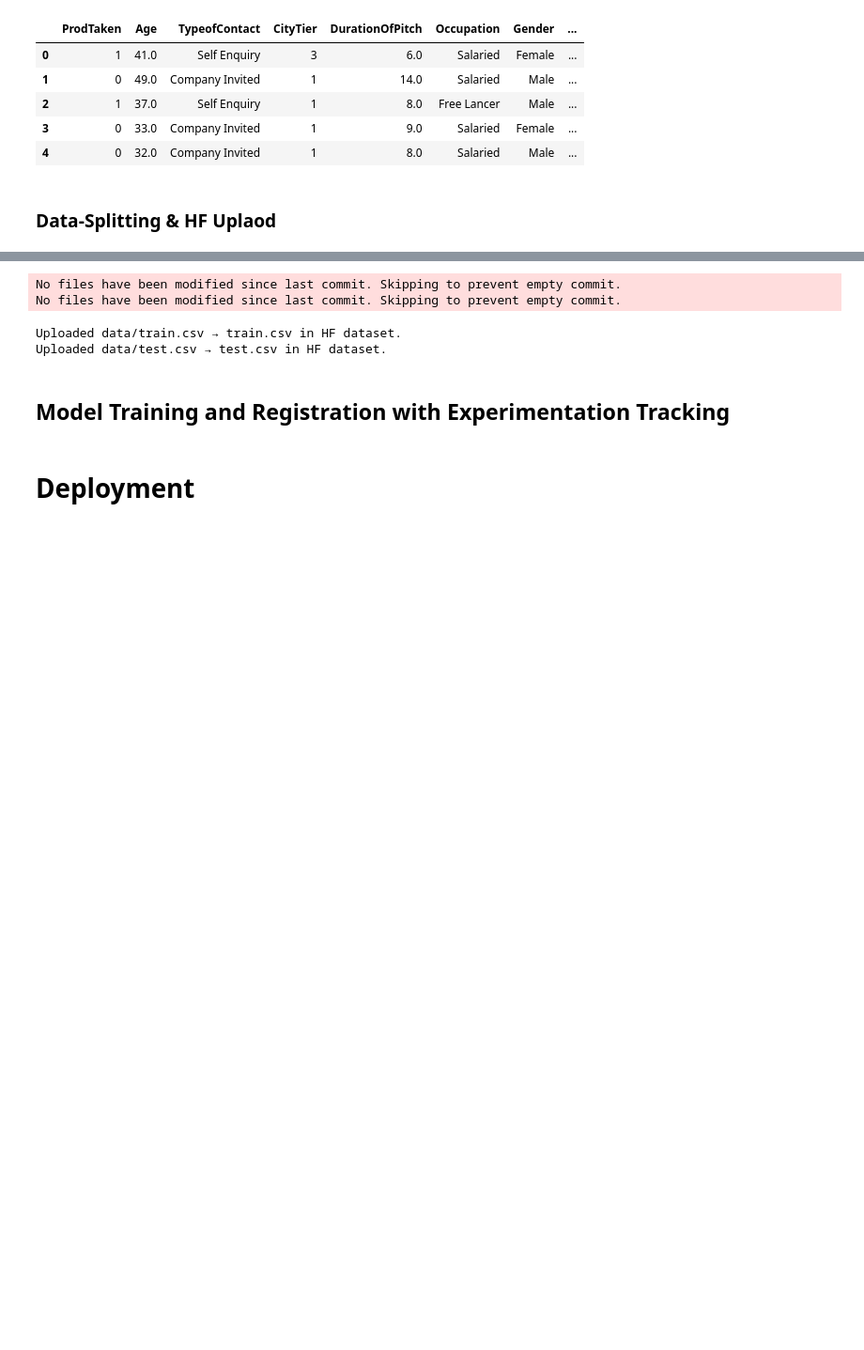
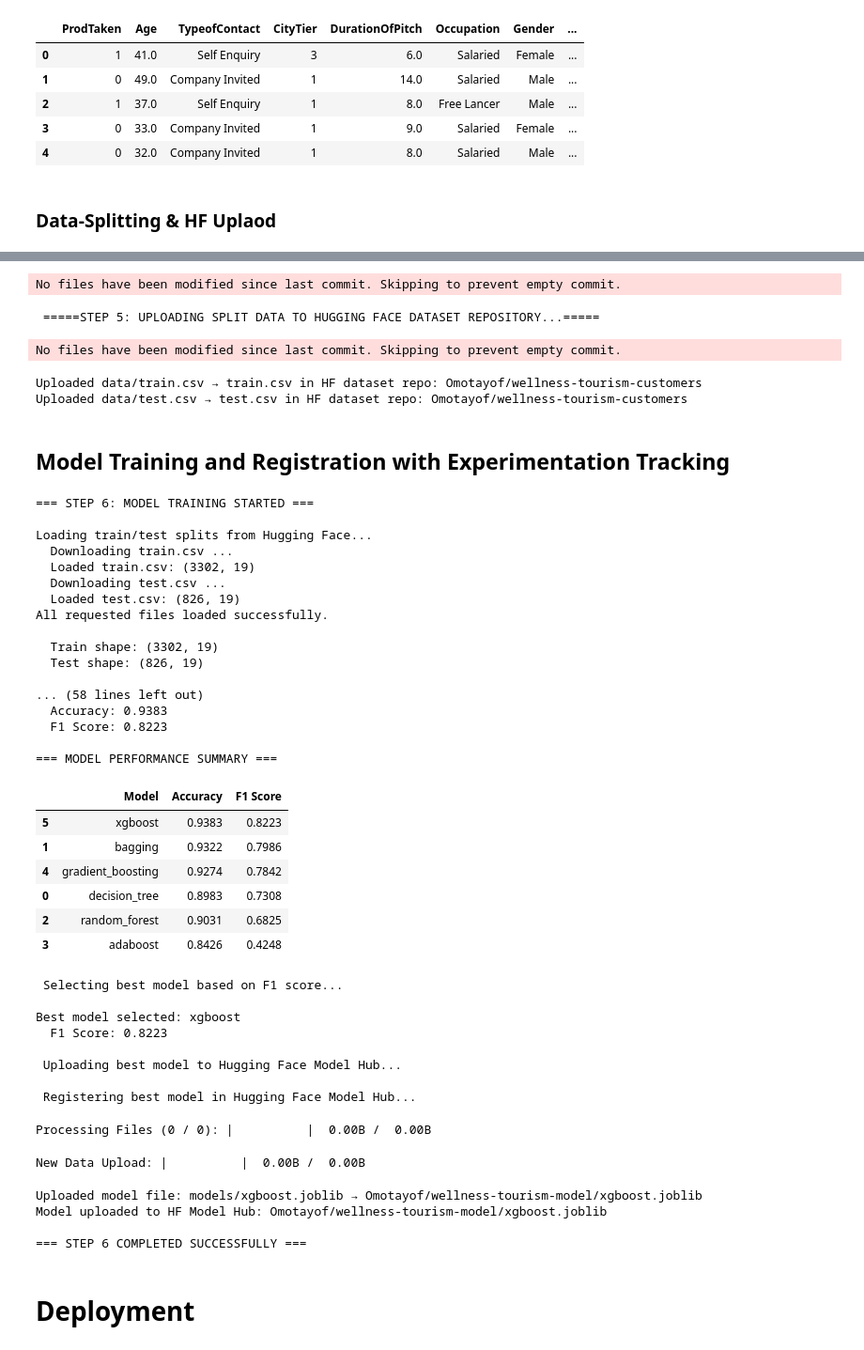
Before and after one commit to AnnieFiB/AIML-PGP, a Jupyter notebook: MLOps-PredictionModel/notebooks/AML&MLOps_Tourism_Package_Prediction.ipynb, the cells around one changed output, grey strips where cells are left out. Shown at 94% size. Cells and saved outputs as stored; diff of their text form; code cells hidden in the pictures; blank space fills up the shorter version.

Commit message:
Update data preprocessing and model training files

```diff
--- a/MLOps-PredictionModel/notebooks/AML&MLOps_Tourism_Package_Prediction.ipynb
+++ b/MLOps-PredictionModel/notebooks/AML&MLOps_Tourism_Package_Prediction.ipynb
@@ -91,0 +100,9 @@ importlib.reload(hf_utils)
+# %%
+## Check and Create a folder for storing the dataset and model building files
+
+# Set the Hugging Face dataset and model repository names
+DATASET_REPO = "Omotayof/wellness-tourism-customers"
+MODEL_REPO = "Omotayof/wellness-tourism-model"
+
+# Initialize Hugging Face API and create dataset and model repos if they don't exist
+token, dataset_repo, model_repo = hf_utils.init_hf(dataset_repo=DATASET_REPO, model_repo=MODEL_REPO)
@@ -208,10 +250,60 @@ Data splitting completed.
 # %%
 # Upload each split file to the Hugging Face dataset repository
-data_prep.upload_splits(train_path, test_path)
+
+print("\n =====STEP 5: UPLOADING SPLIT DATA TO HUGGING FACE DATASET REPOSITORY...=====\n")
+
+filenames = [train_path, test_path]
+
+data_prep.upload_splits(filenames, repo_id=dataset_repo)
 # %% [output]
 No files have been modified since last commit. Skipping to prevent empty commit.
-No files have been modified since last commit. Skipping to prevent empty commit.
-Uploaded data/train.csv → train.csv in HF dataset.
-Uploaded data/test.csv → test.csv in HF dataset.
+ =====STEP 5: UPLOADING SPLIT DATA TO HUGGING FACE DATASET REPOSITORY...=====
+No files have been modified since last commit. Skipping to prevent empty commit.
+Uploaded data/train.csv → train.csv in HF dataset repo: Omotayof/wellness-tourism-customers
+Uploaded data/test.csv → test.csv in HF dataset repo: Omotayof/wellness-tourism-customers
 # %% [markdown]
 ## Model Training and Registration with Experimentation Tracking
+# %%
+# in terminal: python src/train_model.py
+# !python train_model.py
+
+train_model.main(repo_id=dataset_repo, model_id=model_repo) # Call the main function to train, tune, and upload the best model to Hugging Face Model Hub
+# %% [output]
+=== STEP 6: MODEL TRAINING STARTED ===
+
+Loading train/test splits from Hugging Face...
+  Downloading train.csv ...
+  Loaded train.csv: (3302, 19)
+  Downloading test.csv ...
+  Loaded test.csv: (826, 19)
+All requested files loaded successfully.
+
+  Train shape: (3302, 19)
+  Test shape: (826, 19)
+
+... (58 lines left out)
+  Accuracy: 0.9383
+  F1 Score: 0.8223
+
+=== MODEL PERFORMANCE SUMMARY ===
+|  | Model | Accuracy | F1 Score |
+| 5 | xgboost | 0.9383 | 0.8223 |
+| 1 | bagging | 0.9322 | 0.7986 |
+| 4 | gradient_boosting | 0.9274 | 0.7842 |
+| 0 | decision_tree | 0.8983 | 0.7308 |
+| 2 | random_forest | 0.9031 | 0.6825 |
+| 3 | adaboost | 0.8426 | 0.4248 |
+ Selecting best model based on F1 score...
+
+Best model selected: xgboost
+  F1 Score: 0.8223
+
+ Uploading best model to Hugging Face Model Hub...
+
+ Registering best model in Hugging Face Model Hub...
+Processing Files (0 / 0): |          |  0.00B /  0.00B
+New Data Upload: |          |  0.00B /  0.00B
+Uploaded model file: models/xgboost.joblib → Omotayof/wellness-tourism-model/xgboost.joblib
+Model uploaded to HF Model Hub: Omotayof/wellness-tourism-model/xgboost.joblib
+
+=== STEP 6 COMPLETED SUCCESSFULLY ===
```
Also changed, not shown: parts of 16 cells of this notebook, 8 other files.
